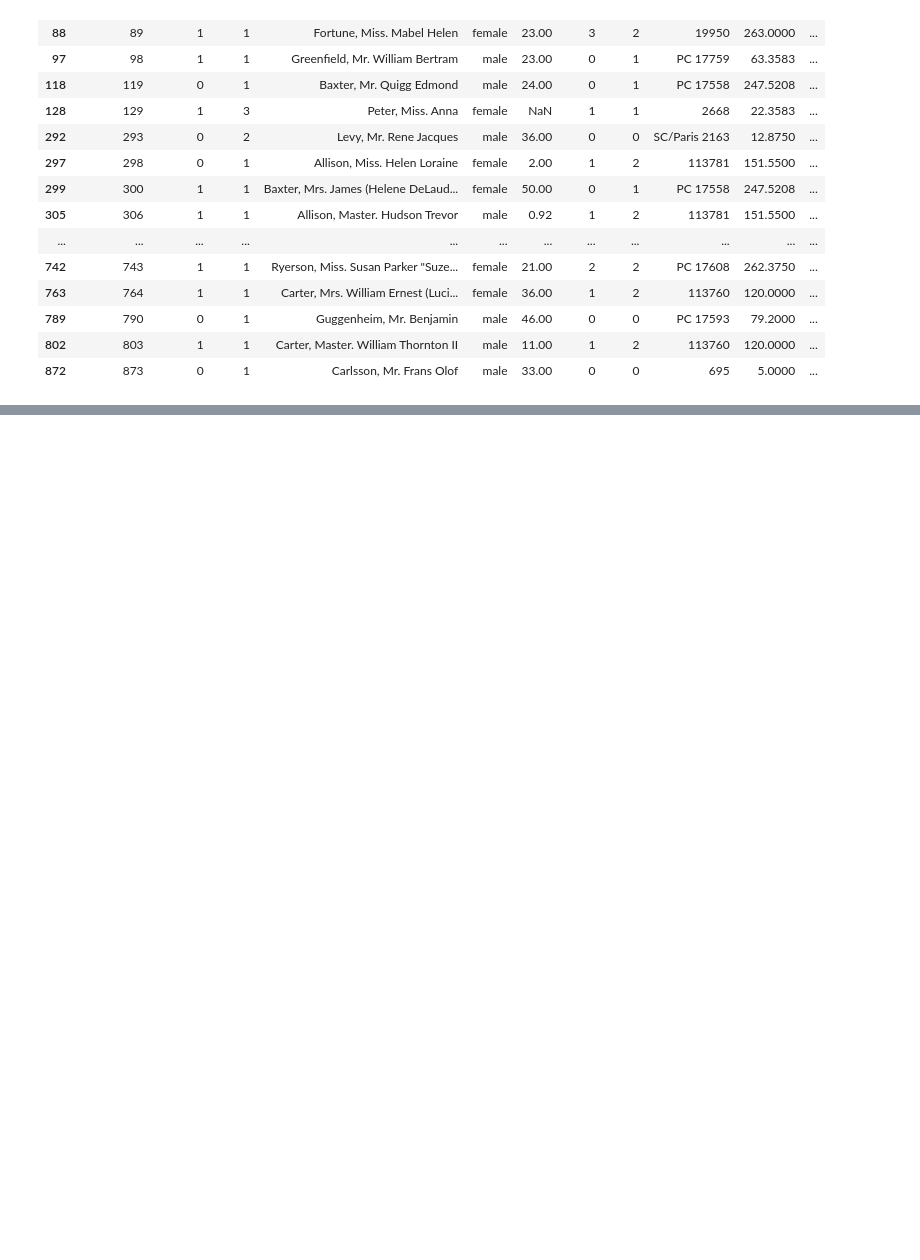
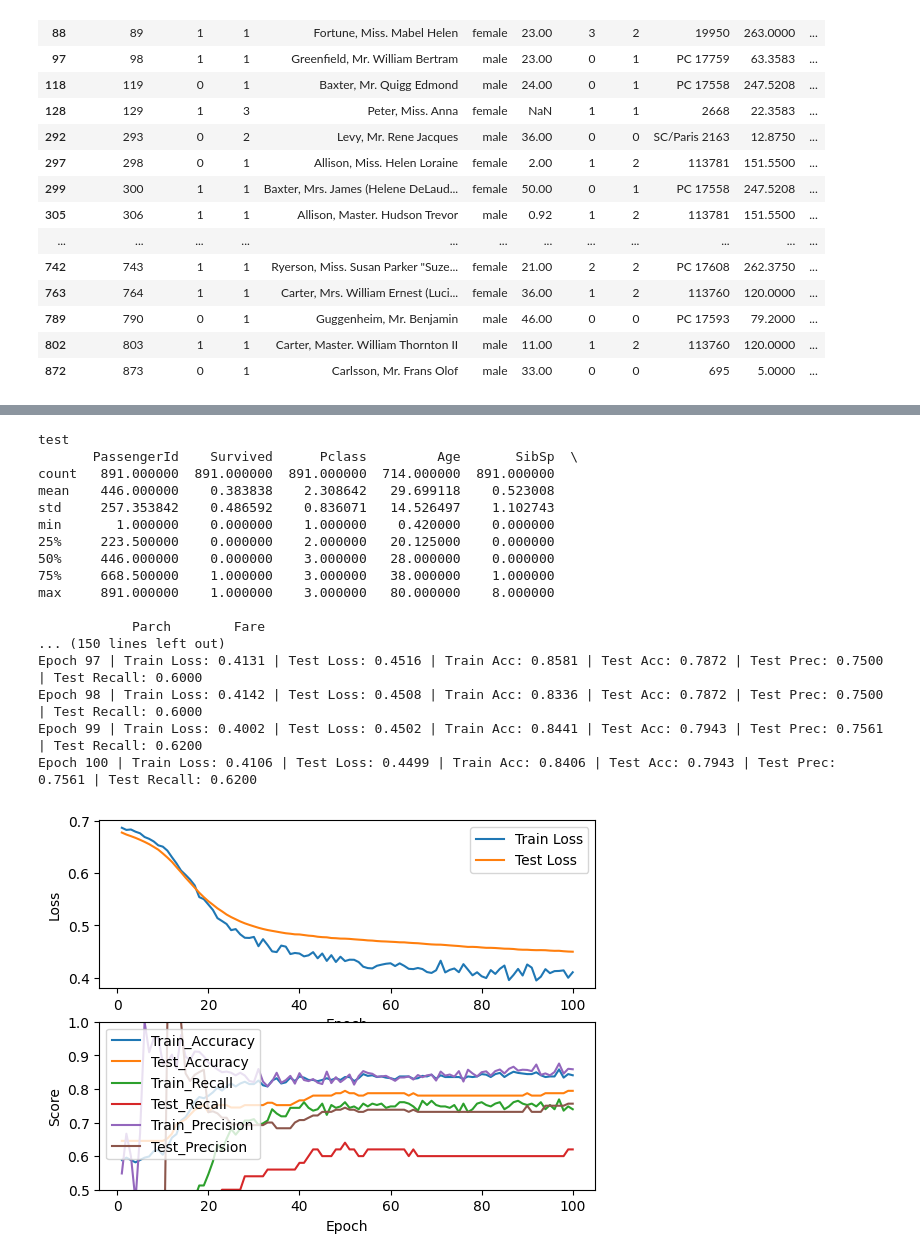
Before and after one commit to SchnilchMitte/KiLaborSS26, a Jupyter notebook: 1_titanic.ipynb, the cells around one changed output, grey strips where cells are left out. Drawn from its saved outputs; the diff is of its cells as text; code cells hidden in the pictures; blank space fills up the shorter version.

```diff
--- a/1_titanic.ipynb
+++ b/1_titanic.ipynb
@@ -133,0 +161,23 @@ df[df.apply(is_unusual, axis=1)]
+# %%
+import titanicDataSet
+
+titanicDataSet.main()
+# %% [output]
+test
+       PassengerId    Survived      Pclass         Age       SibSp  \
+count   891.000000  891.000000  891.000000  714.000000  891.000000
+mean    446.000000    0.383838    2.308642   29.699118    0.523008
+std     257.353842    0.486592    0.836071   14.526497    1.102743
+min       1.000000    0.000000    1.000000    0.420000    0.000000
+25%     223.500000    0.000000    2.000000   20.125000    0.000000
+50%     446.000000    0.000000    3.000000   28.000000    0.000000
+75%     668.500000    1.000000    3.000000   38.000000    1.000000
+max     891.000000    1.000000    3.000000   80.000000    8.000000
+
+            Parch        Fare
+... (150 lines left out)
+Epoch 97 | Train Loss: 0.4131 | Test Loss: 0.4516 | Train Acc: 0.8581 | Test Acc: 0.7872 | Test Prec: 0.7500 | Test Recall: 0.6000
+Epoch 98 | Train Loss: 0.4142 | Test Loss: 0.4508 | Train Acc: 0.8336 | Test Acc: 0.7872 | Test Prec: 0.7500 | Test Recall: 0.6000
+Epoch 99 | Train Loss: 0.4002 | Test Loss: 0.4502 | Train Acc: 0.8441 | Test Acc: 0.7943 | Test Prec: 0.7561 | Test Recall: 0.6200
+Epoch 100 | Train Loss: 0.4106 | Test Loss: 0.4499 | Train Acc: 0.8406 | Test Acc: 0.7943 | Test Prec: 0.7561 | Test Recall: 0.6200
+[figure, added]
```
Also changed, not shown: parts of 1 cell of this notebook, 1 other file.
